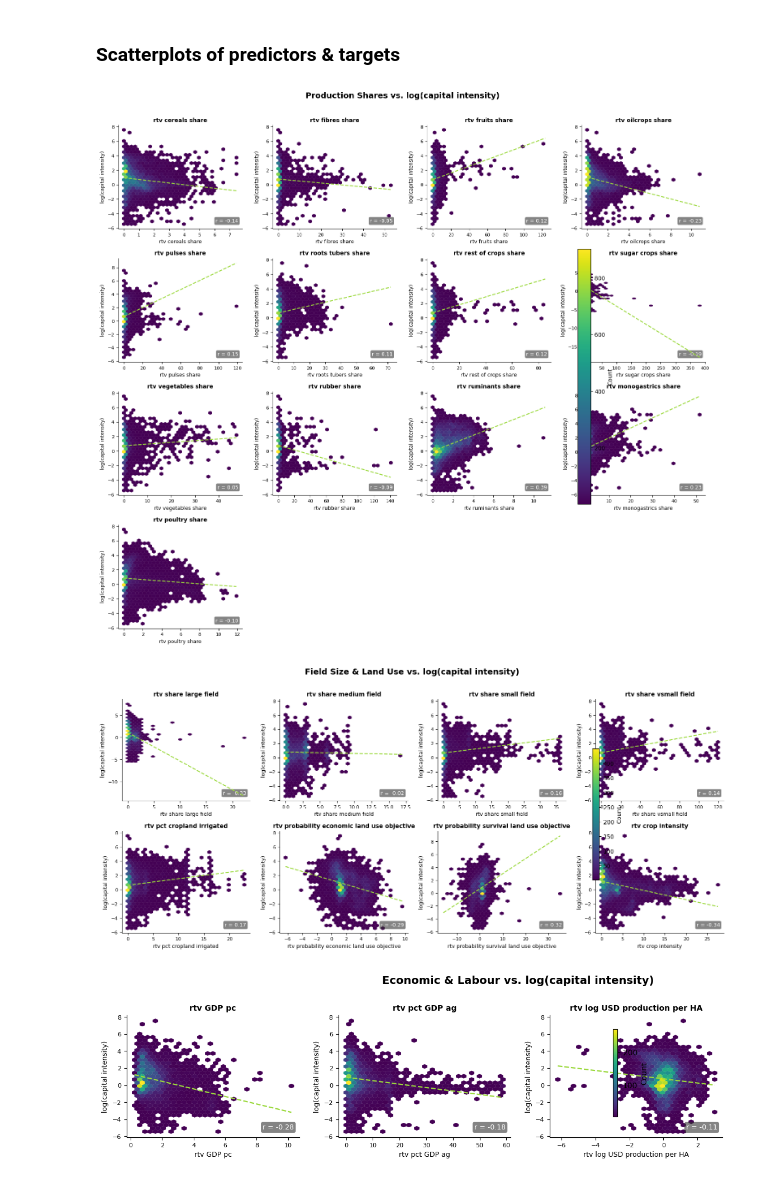
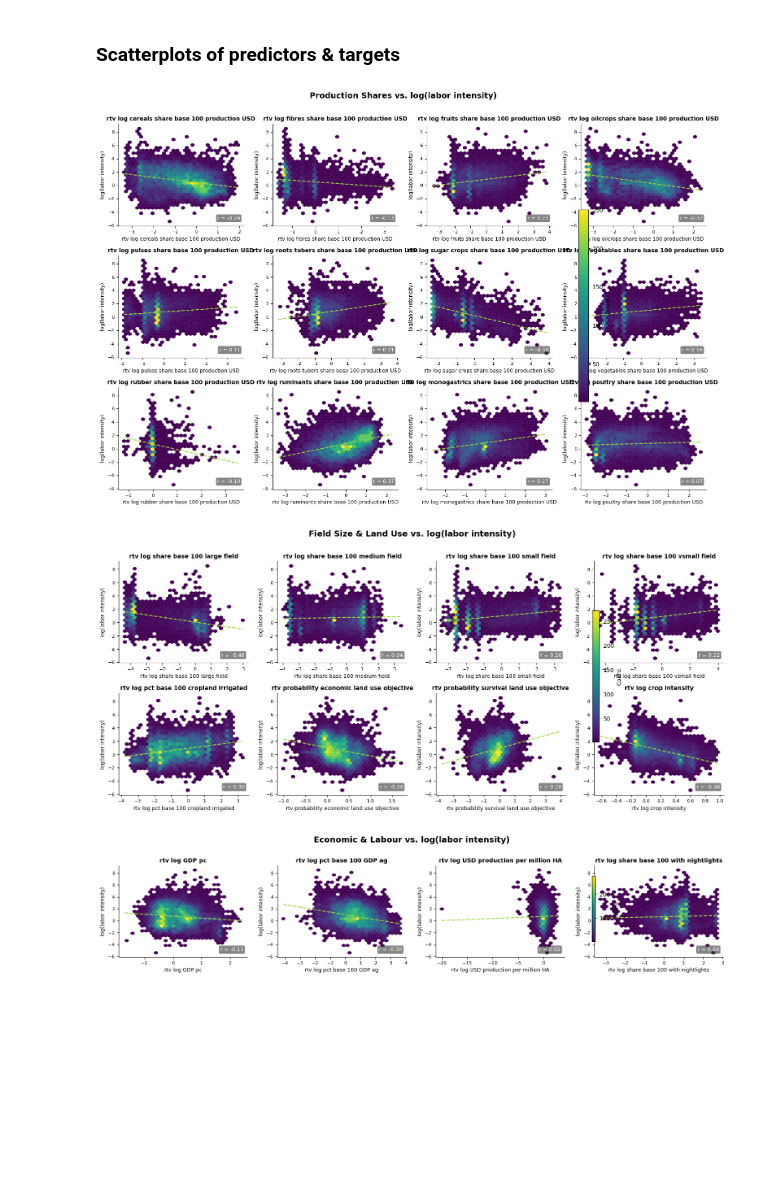
Before and after one commit to carinamani/AgDownscaling, a Jupyter notebook: 02_EDA/variable_distribution.ipynb, the cells around one changed output. Drawn from its saved outputs; the diff is of its cells as text; code cells hidden in the pictures; blank space fills up the shorter version.

```diff
--- a/02_EDA/variable_distribution.ipynb
+++ b/02_EDA/variable_distribution.ipynb
@@ -251,34 +264,34 @@ def _hex(r, bins=40):
 # Set variable groups
 GROUPS = {
     "Production Shares": [
-        'rtv_cereals_share_production_USD', 'rtv_fibres_share_production_USD',
-        'rtv_fruits_share_production_USD',  'rtv_oilcrops_share_production_USD',
-        'rtv_pulses_share_production_USD',  'rtv_roots_tubers_share_production_USD',
-        'rtv_rest_of_crops_share_production_USD', 'rtv_sugar_crops_share_production_USD',
-        'rtv_vegetables_share_production_USD', 'rtv_rubber_share_production_USD',
-        'rtv_ruminants_share_production_USD', 'rtv_monogastrics_share_production_USD',
-        'rtv_poultry_share_production_USD',
+        'rtv_log_cereals_share_base_100_production_USD', 'rtv_log_fibres_share_base_100_production_USD',
+        'rtv_log_fruits_share_base_100_production_USD',  'rtv_log_oilcrops_share_base_100_production_USD',
+        'rtv_log_pulses_share_base_100_production_USD',  'rtv_log_roots_tubers_share_base_100_production_USD',
+        'rtv_log_rest_of_crops_share_bse_100_production_USD', 'rtv_log_sugar_crops_share_base_100_production_USD',
+        'rtv_log_vegetables_share_base_100_production_USD', 'rtv_log_rubber_share_base_100_production_USD',
+        'rtv_log_ruminants_share_base_100_production_USD', 'rtv_log_monogastrics_share_base_100_production_USD',
+        'rtv_log_poultry_share_base_100_production_USD',
     ],
     "Field Size & Land Use": [
-        'rtv_share_large_field', 'rtv_share_medium_field',
-        'rtv_share_small_field',  'rtv_share_vsmall_field',
-        'rtv_pct_cropland_irrigated',
+        'rtv_log_share_base_100_large_field', 'rtv_log_share_base_100_medium_field',
+        'rtv_log_share_base_100_small_field',  'rtv_log_share_base_100_vsmall_field',
+        'rtv_log_pct_base_100_cropland_irrigated',
         'rtv_probability_economic_land_use_objective',
         'rtv_probability_survival_land_use_objective',
-        'rtv_crop_intensity',
+        'rtv_log_crop_intensity',
     ],
     "Economic & Labour": [
-        'rtv_GDP_pc', 'rtv_pct_GDP_ag',
-        'rtv_log_USD_production_per_HA',
-        'share_with_nightlights',
+        'rtv_log_GDP_pc', 'rtv_log_pct_base_100_GDP_ag',
+        'rtv_log_USD_production_per_million_HA',
+        'rtv_log_share_base_100_with_nightlights',
     ],
     "Geography & Climate": [
-        'rtv_slope', 'rtv_log_pop_density_people_per_km2',
-        'rtv_average_travel_time_city', 'rtv_average_travel_time_port',
-        'rtv_growing_season_length_days',
+        'rtv_log_slope', 'rtv_log_pop_density_people_per_100_km2',
+        'rtv_log_average_travel_time_city', 'rtv_log_average_travel_time_port',
+        'rtv_log_growing_season_length_days',
     ],
     "Demographics": [
-        'rtv_female_share', 'rtv_child_dependency_ratio', 'rtv_SOC',
+        'rtv_log_female_share_base_100', 'rtv_log_child_dependency_ratio_per_hundred', 'rtv_log_SOC',
     ]
 }
 
@@ -361,16 +374,16 @@ def plot_scatter_group(df, model, target, predictors, group_name, ncols=4, fd='.
 # %%
 #### Generate figures
 
 
 # Add log-target column
-model = 'capital'
-TARGET = 'rtv_log_capital_intensity_USD_per_tonne'
+model = 'labor'
+TARGET = 'rtv_log_labor_intensity_jobs_per_million_tonne'
 
 for group_name, preds in GROUPS.items():
     if group_name == 'IDs / Keys':
         continue
-    plot_scatter_group(capital_model, model, TARGET, preds, group_name, ncols=4, fd=fd)
+    plot_scatter_group(labor_model, model, TARGET, preds, group_name, ncols=4, fd=fd)
 # %% [output]
-[figure, old version]
+[figure, new version]
-[figure, old version]
+[figure, new version]
-[figure, old version]
+[figure, new version]
```
Also changed, not shown: parts of 6 cells of this notebook, 2 other files.
